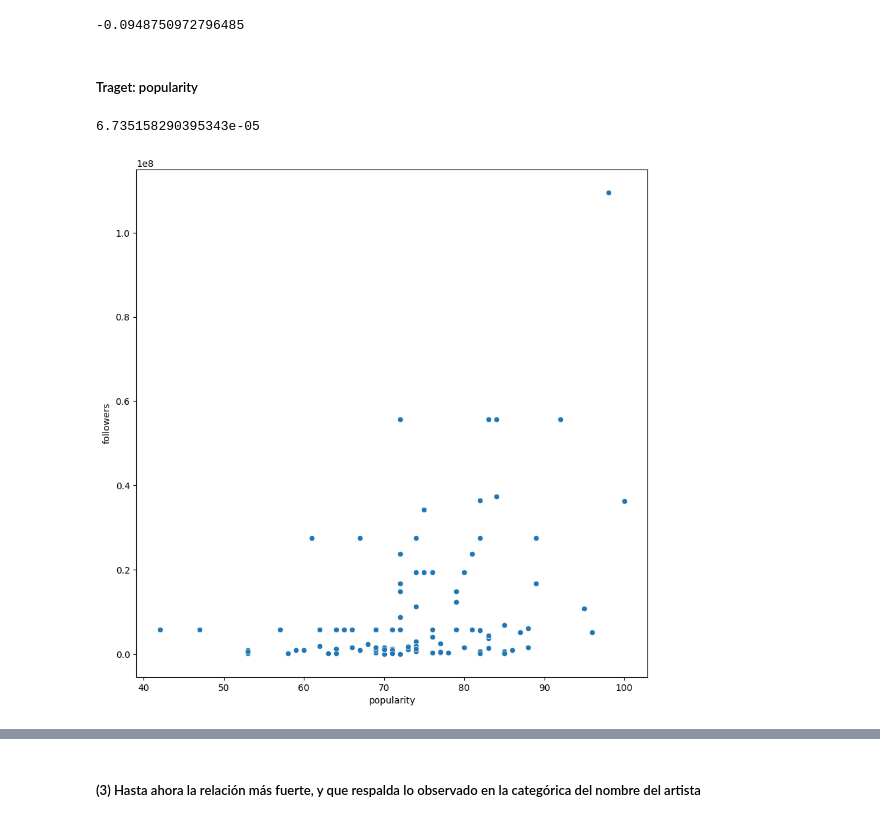
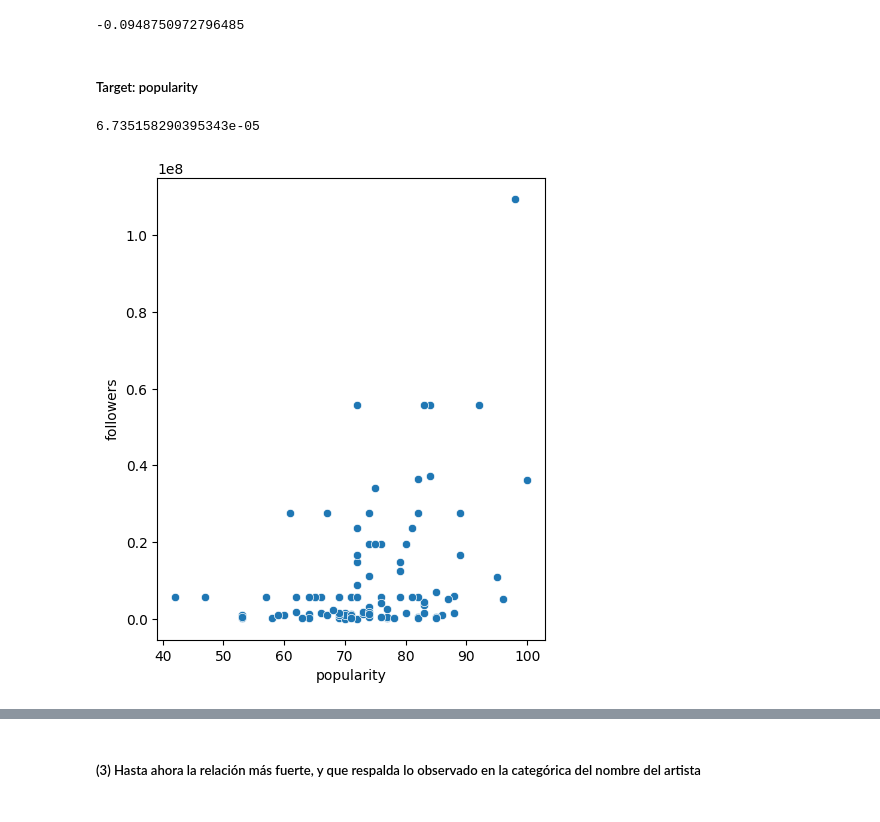
Before and after one commit to emanasfernandez/EDA_entrega, a Jupyter notebook: memoria.ipynb, the cells around one changed output, grey strips where cells are left out. Cells and saved outputs as stored; diff of their text form; code cells hidden in the pictures.

```diff
--- a/memoria.ipynb
+++ b/memoria.ipynb
@@ -140,0 +154,12 @@ p_value: 0.3119585504174721
+# %%
+df['second_artist_size'] = df['second_artist_followers'].apply(
+    lambda x: 'Grande' if pd.notna(x) and x > 6e5 else ('Pequeño' if pd.notna(x) else 'Sin colaboración')
+)
+
+plt.figure(figsize=(7, 6))
+sns.boxplot(x='second_artist_size', y='popularity', data=df, order=['Sin colaboración', 'Pequeño', 'Grande'])
+plt.xlabel('Tipo de colaboración')
+plt.ylabel('Popularidad')
+plt.title('Impacto del tamaño del segundo artista en la popularidad')
+plt.tight_layout()
+plt.show()
@@ -418,13 +685,13 @@ df.index.to_series().corr(df["popularity"])
 # %% [output]
 -0.0948750972796485
 # %% [markdown]
-##### Traget: popularity
+##### Target: popularity
 # %%
-plt.figure(figsize=(10, 10))
+plt.figure(figsize=(5, 6))
 sns.scatterplot(x = df.popularity, y = df['followers'].astype(int))
 from scipy.stats import pearsonr
 est, p = pearsonr(df.popularity, df['followers'].astype(int))
 p
 # %% [output]
 6.735158290395343e-05
-[figure, old version]
+[figure, new version]
```
Also changed, not shown: parts of 13 cells of this notebook.
